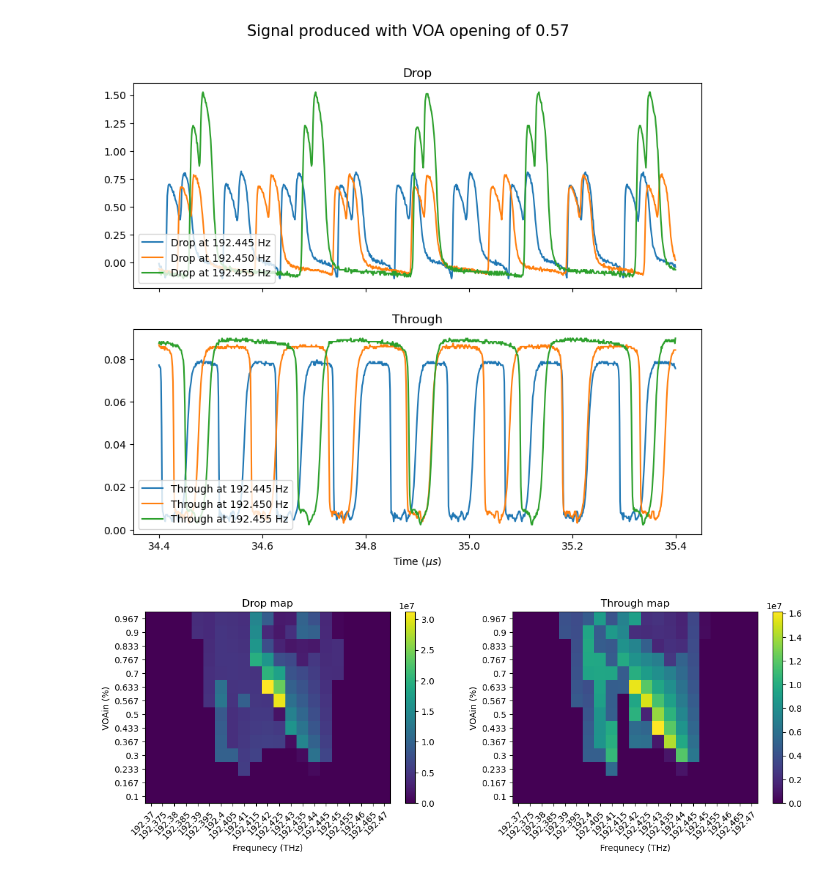
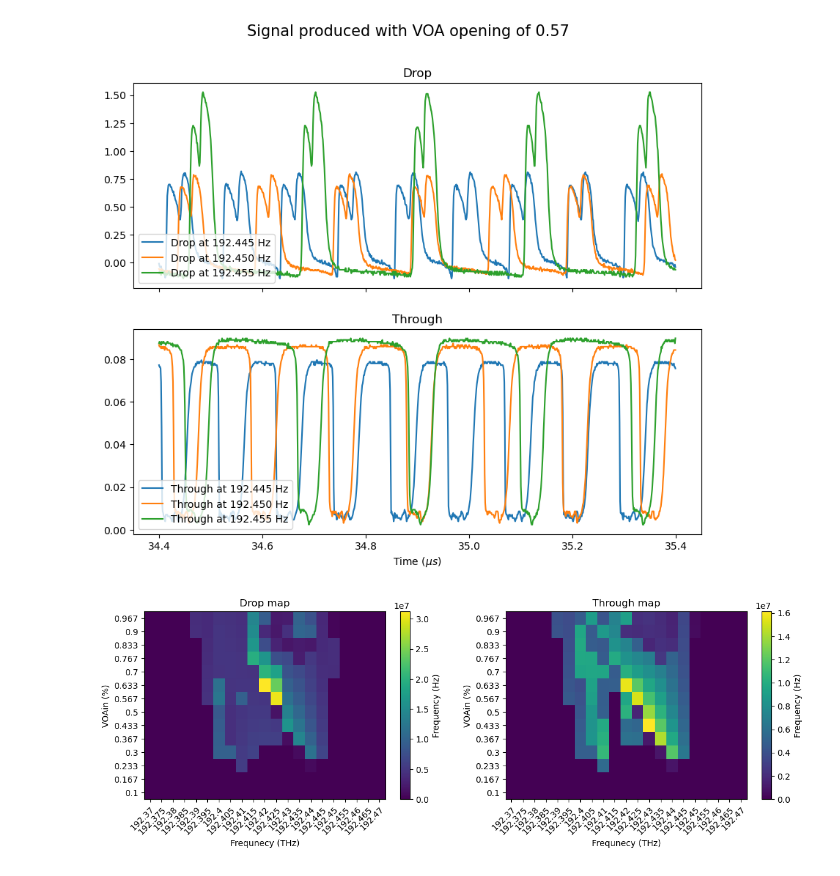
Before and after one commit to Ferri-00/LabPh-MRArray, a Jupyter notebook: 3_Ring/Analysis.ipynb, the cells around one changed output. Cells and saved outputs as stored; diff of their text form; code cells hidden in the pictures.

Commit message:
Add label on color bar and change on the find peaks function

```diff
--- a/3_Ring/Analysis.ipynb
+++ b/3_Ring/Analysis.ipynb
@@ -157,7 +157,8 @@ for pow in range(1,len(pow_sweep)+1):
         frequency_dr = np.fft.rfftfreq(n_dr, d=timestep)
 
         i_peak_dr, properties_dr = find_peaks(abs(ft_y_dr), prominence=5)
-        i_peak_dr, properties_dr = find_peaks(abs(ft_y_dr), prominence=max(properties_dr['prominences'])-0.5)
+        max_height_dr = max([abs(ft_y_dr[ii]) for ii in i_peak_dr])
+        i_peak_dr, properties_dr = find_peaks(ft_y_dr, height=max_height_dr, prominence=1)
         drop_frequency += [frequency_dr[i_peak_dr]]
         drop_prominence += [properties_dr['prominences']]
 
@@ -170,7 +171,8 @@ for pow in range(1,len(pow_sweep)+1):
         frequency_th = np.fft.rfftfreq(n_th, d=timestep)
 
         i_peak_th, properties_th = find_peaks(abs(ft_y_th),prominence=1)
-        i_peak_th, properties_th = find_peaks(abs(ft_y_th), prominence=max(properties_th['prominences'])-0.5)
+        max_height_th = max([abs(ft_y_th[ii]) for ii in i_peak_th])
+        i_peak_th, properties_th = find_peaks(ft_y_th, height=max_height_th, prominence=1)
         through_frequency += [frequency_th[i_peak_th]]
         through_prominence += [properties_th['prominences']]
 
@@ -239,29 +241,32 @@ through_frequency = np.reshape(through_frequency, (len(pow_sweep),len(freq_sweep
 # %%
 x = np.arange(1, len(freq_sweep) + 1, 1)
 y = np.arange(1, len(pow_sweep) + 1, 1)
 Z_dr = drop_frequency
 Z_th = through_frequency
 
 fig, ax = plt.subplots(1,2, figsize=[14, 4])
 
 im_dr = ax[0].pcolormesh(x, y, Z_dr)
 im_th = ax[1].pcolormesh(x, y, Z_th)
 
-fig.colorbar(im_dr)
-fig.colorbar(im_th)
+cbar_dr = fig.colorbar(im_dr)
+cbar_th = fig.colorbar(im_th)
+
+cbar_dr.ax.set_ylabel('Frequency (Hz)')
+cbar_th.ax.set_ylabel('Frequency (Hz)')
 
 title = ['Drop map', 'Through map']
 for ii in [0,1]:
     ax[ii].set_xlabel('Frequnecy (THz)')
     x_label = np.round(freq_sweep, 3)
     ax[ii].set_xticks(np.arange(1,len(x_label)+1), labels=x_label)
     plt.setp(ax[ii].get_xticklabels(), rotation=45, ha="right",
             rotation_mode="anchor")
 
     ax[ii].set_ylabel('VOAin (%)')
     y_label = np.round(pow_sweep, 3)
     ax[ii].set_yticks(np.arange(1,len(y_label)+1), labels=y_label)
 
     ax[ii].set_title(title[ii])
 # %% [output]
-[figure, old version]
+[figure, new version]
```
Also changed, not shown: 6 other files.
